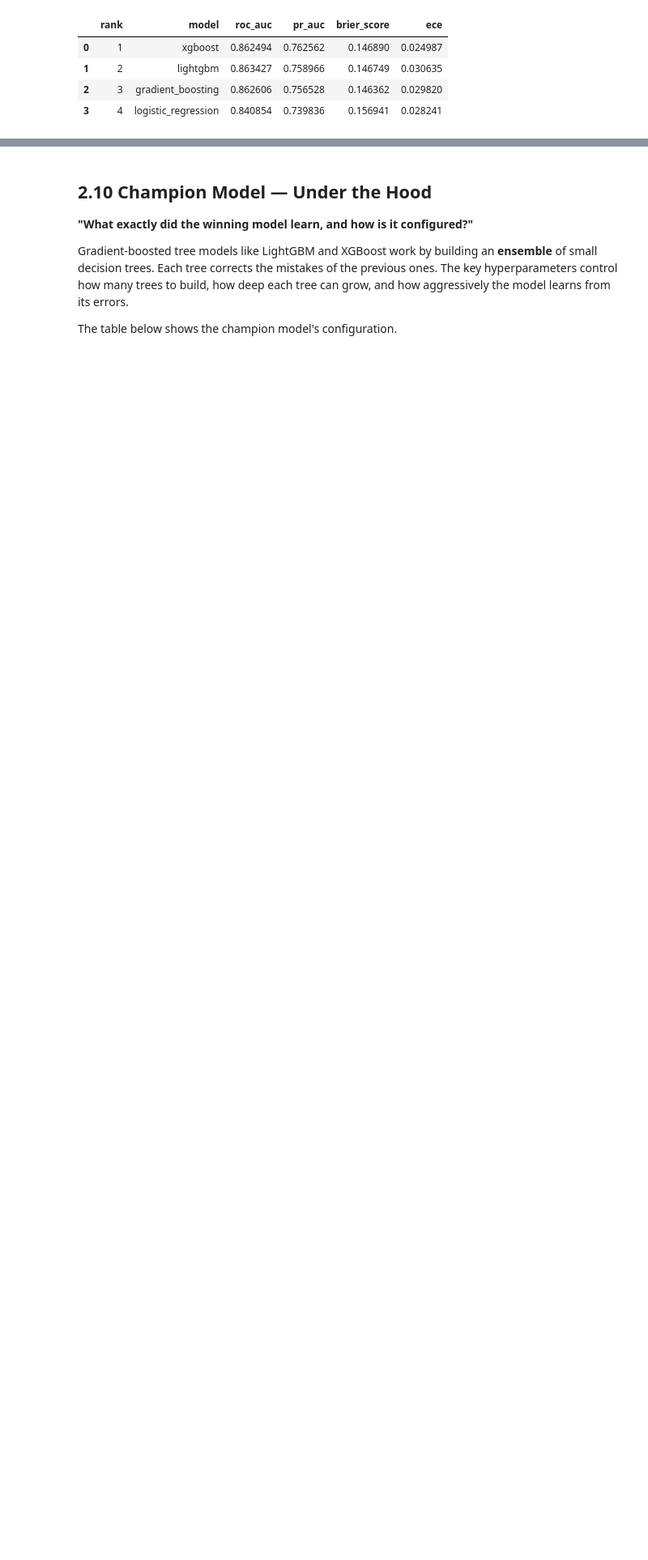
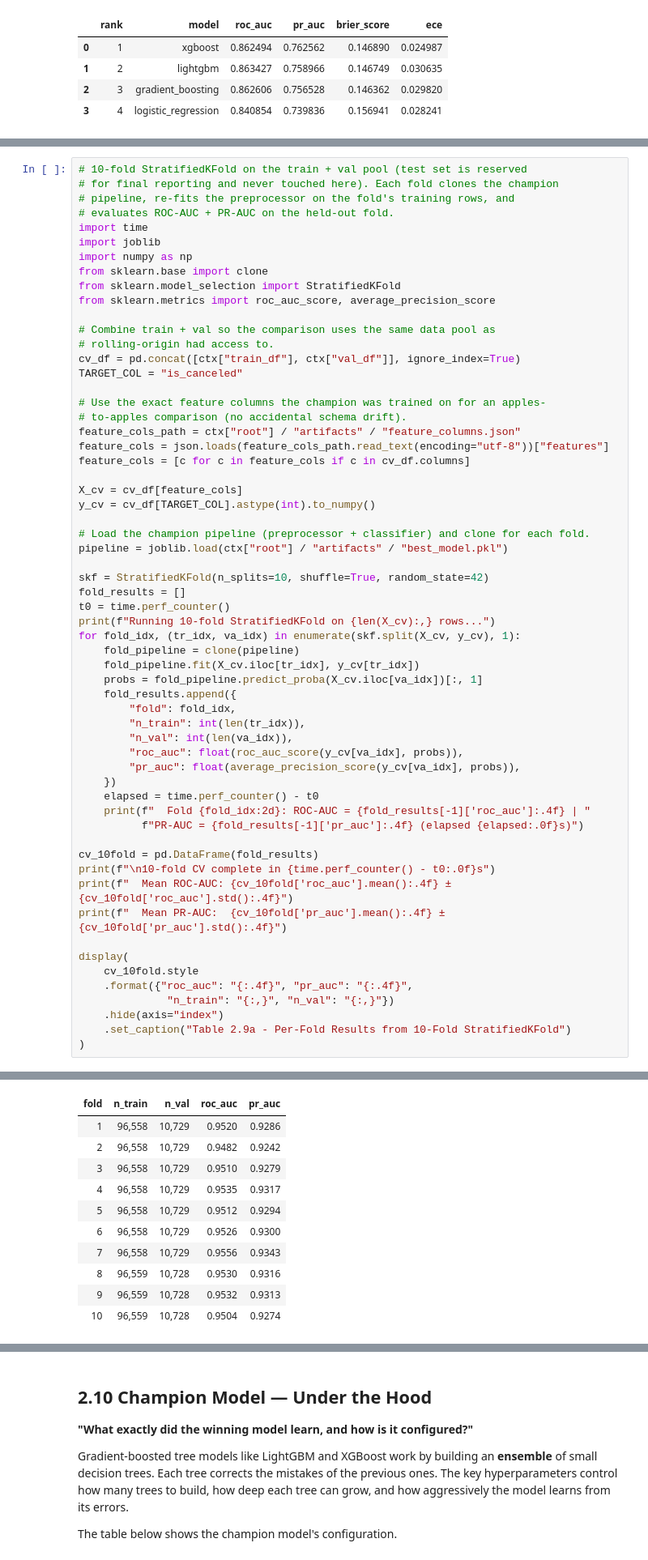
Before and after one commit to Dirkiee09/hotel-cancellation-prediction, a Jupyter notebook: notebooks/02_modeling.ipynb, the cells around one changed output, grey strips where cells are left out. Shown at 81% size. Cells and saved outputs as stored; diff of their text form; blank space fills up the shorter version.

```diff
--- a/notebooks/02_modeling.ipynb
+++ b/notebooks/02_modeling.ipynb
@@ -436,0 +482,61 @@ Paired Bootstrap Significance Tests vs Champion
+# %%
+# 10-fold StratifiedKFold on the train + val pool (test set is reserved
+# for final reporting and never touched here). Each fold clones the champion
+# pipeline, re-fits the preprocessor on the fold's training rows, and
+# evaluates ROC-AUC + PR-AUC on the held-out fold.
+import time
+import joblib
+import numpy as np
+from sklearn.base import clone
+from sklearn.model_selection import StratifiedKFold
+from sklearn.metrics import roc_auc_score, average_precision_score
+
+# Combine train + val so the comparison uses the same data pool as
+# rolling-origin had access to.
+cv_df = pd.concat([ctx["train_df"], ctx["val_df"]], ignore_index=True)
+TARGET_COL = "is_canceled"
+
+# Use the exact feature columns the champion was trained on for an apples-
+# to-apples comparison (no accidental schema drift).
+feature_cols_path = ctx["root"] / "artifacts" / "feature_columns.json"
+feature_cols = json.loads(feature_cols_path.read_text(encoding="utf-8"))["features"]
+feature_cols = [c for c in feature_cols if c in cv_df.columns]
+
+X_cv = cv_df[feature_cols]
+y_cv = cv_df[TARGET_COL].astype(int).to_numpy()
+
+# Load the champion pipeline (preprocessor + classifier) and clone for each fold.
+pipeline = joblib.load(ctx["root"] / "artifacts" / "best_model.pkl")
+
+skf = StratifiedKFold(n_splits=10, shuffle=True, random_state=42)
+fold_results = []
+t0 = time.perf_counter()
+print(f"Running 10-fold StratifiedKFold on {len(X_cv):,} rows...")
+for fold_idx, (tr_idx, va_idx) in enumerate(skf.split(X_cv, y_cv), 1):
+    fold_pipeline = clone(pipeline)
+    fold_pipeline.fit(X_cv.iloc[tr_idx], y_cv[tr_idx])
+    probs = fold_pipeline.predict_proba(X_cv.iloc[va_idx])[:, 1]
+    fold_results.append({
+        "fold": fold_idx,
+        "n_train": int(len(tr_idx)),
+        "n_val": int(len(va_idx)),
+        "roc_auc": float(roc_auc_score(y_cv[va_idx], probs)),
+        "pr_auc": float(average_precision_score(y_cv[va_idx], probs)),
+    })
+    elapsed = time.perf_counter() - t0
+    print(f"  Fold {fold_idx:2d}: ROC-AUC = {fold_results[-1]['roc_auc']:.4f} | "
+          f"PR-AUC = {fold_results[-1]['pr_auc']:.4f} (elapsed {elapsed:.0f}s)")
+
+cv_10fold = pd.DataFrame(fold_results)
+print(f"\n10-fold CV complete in {time.perf_counter() - t0:.0f}s")
+print(f"  Mean ROC-AUC: {cv_10fold['roc_auc'].mean():.4f} ± {cv_10fold['roc_auc'].std():.4f}")
+print(f"  Mean PR-AUC:  {cv_10fold['pr_auc'].mean():.4f} ± {cv_10fold['pr_auc'].std():.4f}")
+
+display(
+    cv_10fold.style
+    .format({"roc_auc": "{:.4f}", "pr_auc": "{:.4f}",
+              "n_train": "{:,}", "n_val": "{:,}"})
+    .hide(axis="index")
+    .set_caption("Table 2.9a - Per-Fold Results from 10-Fold StratifiedKFold")
+)
+# %% [output]
@@ -436,0 +561,11 @@ Paired Bootstrap Significance Tests vs Champion
+| fold | n_train | n_val | roc_auc | pr_auc |
+| 1 | 96,558 | 10,729 | 0.9520 | 0.9286 |
+| 2 | 96,558 | 10,729 | 0.9482 | 0.9242 |
+| 3 | 96,558 | 10,729 | 0.9510 | 0.9279 |
+| 4 | 96,558 | 10,729 | 0.9535 | 0.9317 |
+| 5 | 96,558 | 10,729 | 0.9512 | 0.9294 |
+| 6 | 96,558 | 10,729 | 0.9526 | 0.9300 |
+| 7 | 96,558 | 10,729 | 0.9556 | 0.9343 |
+| 8 | 96,559 | 10,728 | 0.9530 | 0.9316 |
+| 9 | 96,559 | 10,728 | 0.9532 | 0.9313 |
+| 10 | 96,559 | 10,728 | 0.9504 | 0.9274 |
```
Also changed, not shown: parts of 13 cells of this notebook, 17 other files.
